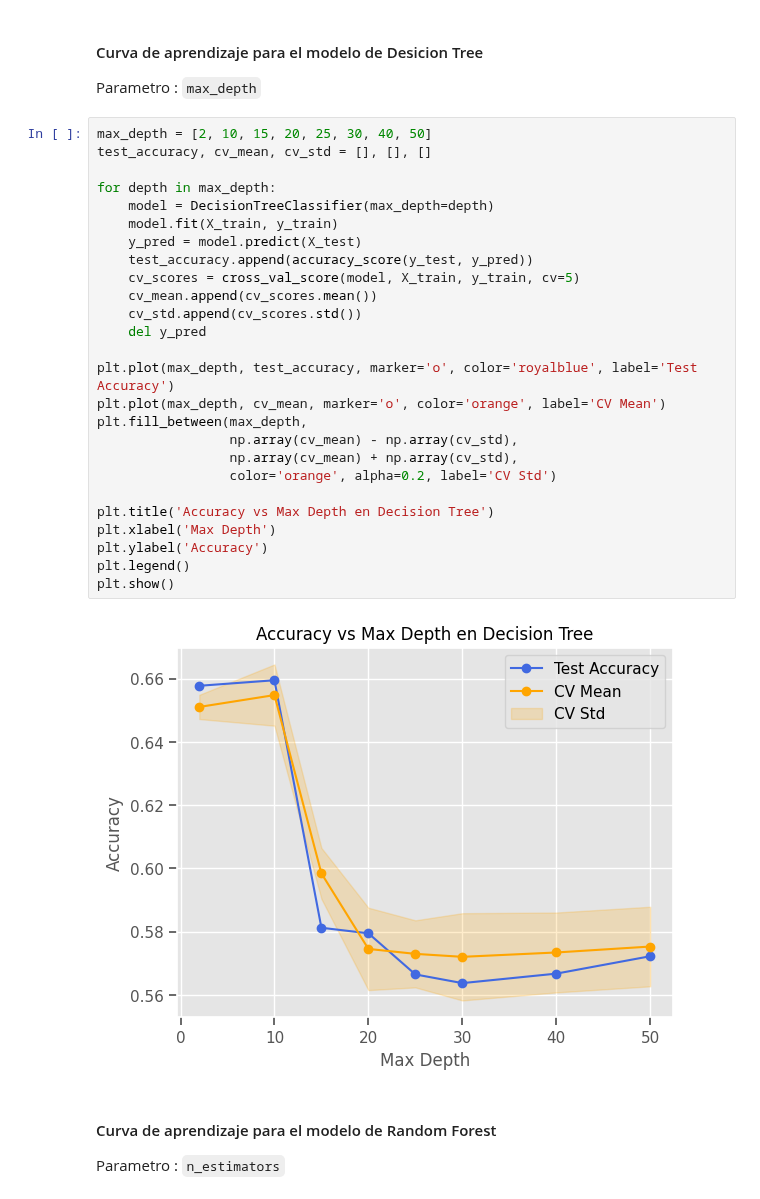
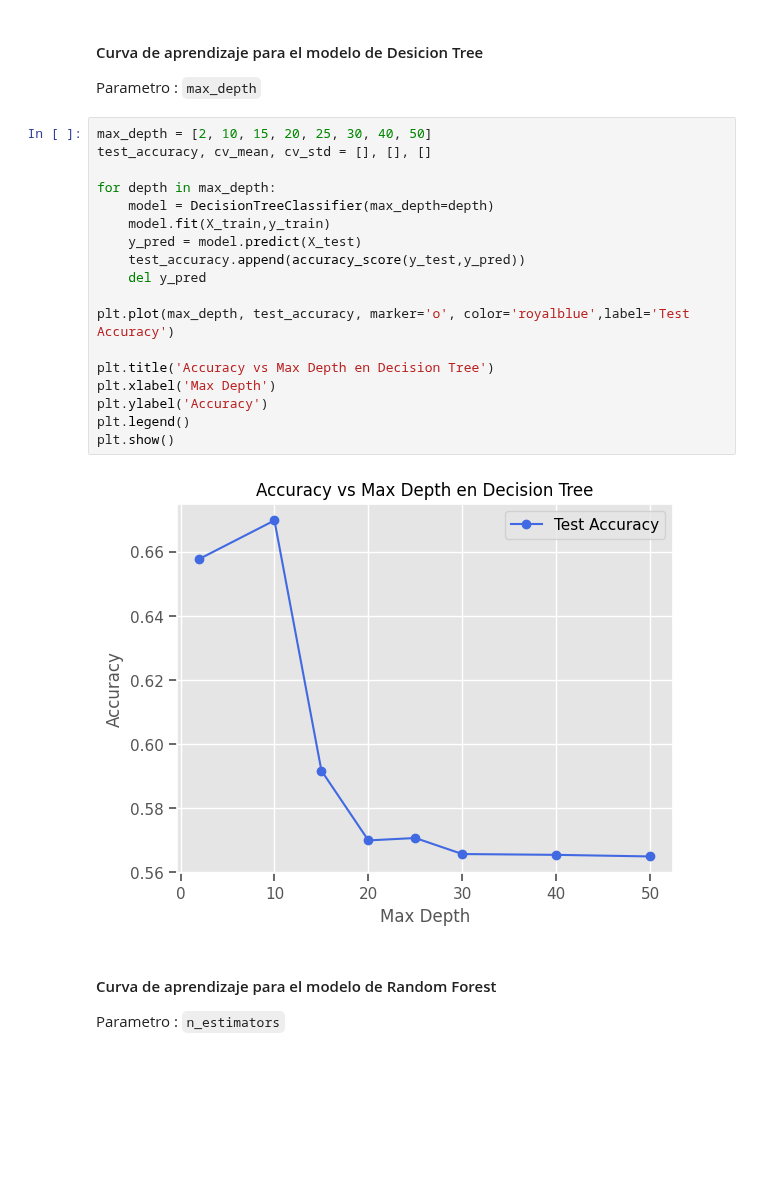
Before and after one commit to Jonkkeyler333/Deteccion_sindrome_ojo_seco, a Jupyter notebook: main.ipynb, the cells around one changed output. Cells and saved outputs as stored; diff of their text form; blank space fills up the shorter version.

````diff
--- a/main.ipynb
+++ b/main.ipynb
@@ -587,31 +552,23 @@
 # %%
 max_depth = [2, 10, 15, 20, 25, 30, 40, 50]
 test_accuracy, cv_mean, cv_std = [], [], []
 
 for depth in max_depth:
     model = DecisionTreeClassifier(max_depth=depth)
-    model.fit(X_train, y_train)
+    model.fit(X_train,y_train)
     y_pred = model.predict(X_test)
-    test_accuracy.append(accuracy_score(y_test, y_pred))
-    cv_scores = cross_val_score(model, X_train, y_train, cv=5)
-    cv_mean.append(cv_scores.mean())
-    cv_std.append(cv_scores.std())
+    test_accuracy.append(accuracy_score(y_test,y_pred))
     del y_pred
 
-plt.plot(max_depth, test_accuracy, marker='o', color='royalblue', label='Test Accuracy')
-plt.plot(max_depth, cv_mean, marker='o', color='orange', label='CV Mean')
-plt.fill_between(max_depth,
-                 np.array(cv_mean) - np.array(cv_std),
-                 np.array(cv_mean) + np.array(cv_std),
-                 color='orange', alpha=0.2, label='CV Std')
+plt.plot(max_depth, test_accuracy, marker='o', color='royalblue',label='Test Accuracy')
 
 plt.title('Accuracy vs Max Depth en Decision Tree')
 plt.xlabel('Max Depth')
 plt.ylabel('Accuracy')
 plt.legend()
 plt.show()
 # %% [output]
-[figure, old version]
+[figure, new version]
 # %% [markdown]
 #### Curva de aprendizaje para el modelo de Random Forest
 Parametro : ```n_estimators```
````
Also changed, not shown: parts of 28 cells of this notebook.
